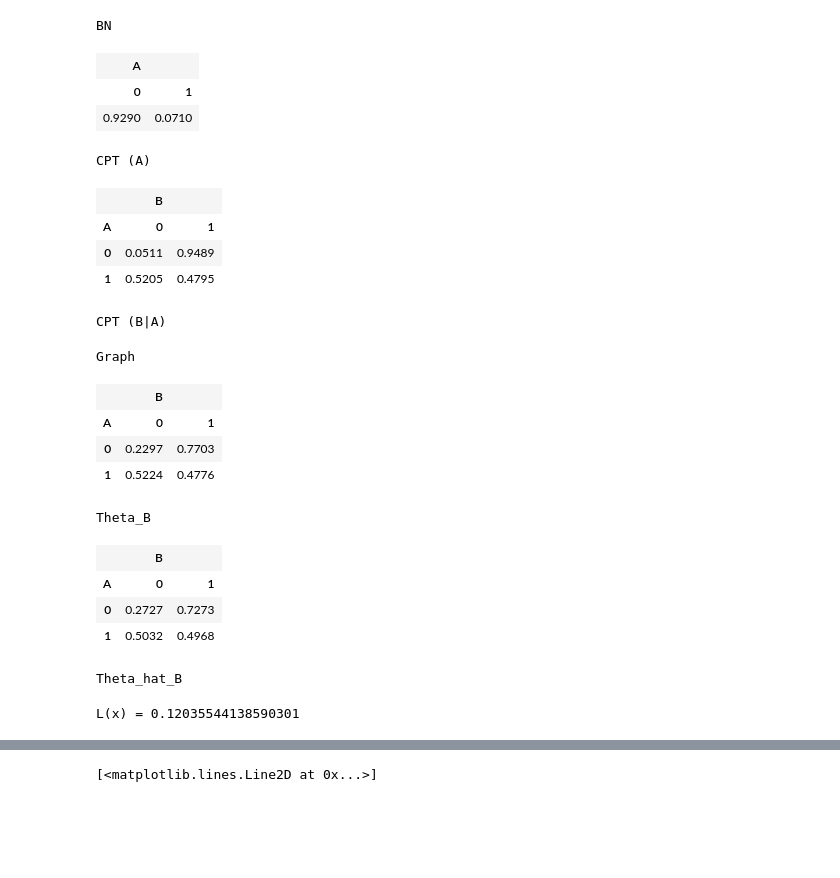
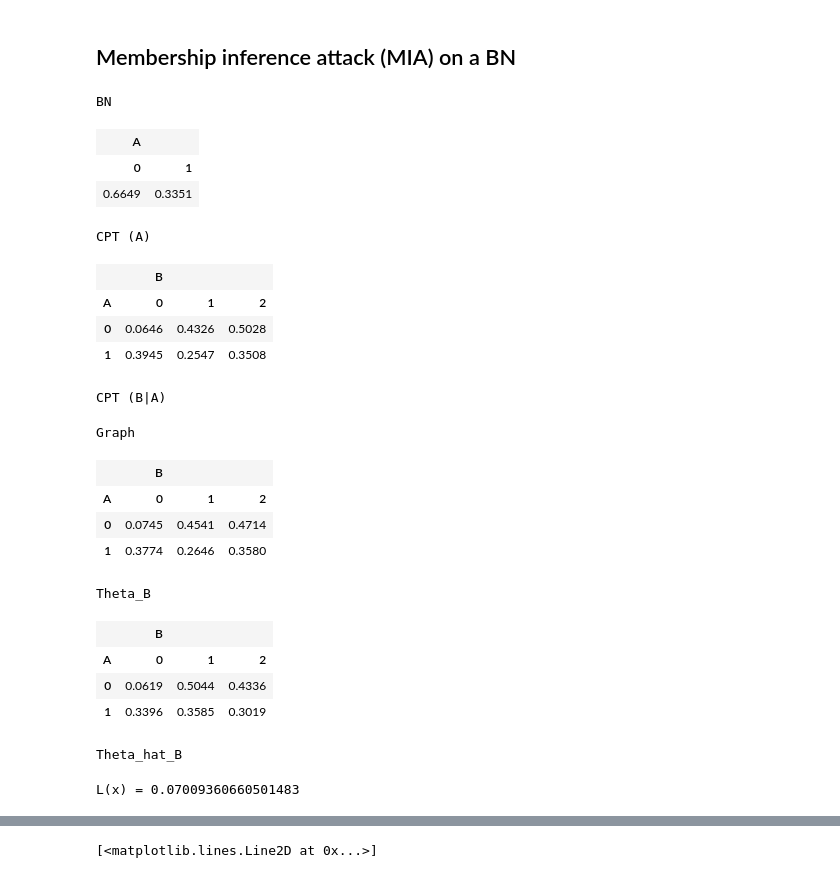
Before and after one commit to Niccolo-Rocchi/BN-Privacy, a Jupyter notebook: Example1.ipynb, the cells around one changed output, grey strips where cells are left out. Cells and saved outputs as stored; diff of their text form; code cells hidden in the pictures; blank space fills up the shorter version.

```diff
--- a/Example1.ipynb
+++ b/Example1.ipynb
@@ -1,3 +1,5 @@
+# %% [markdown]
+## Membership inference attack (MIA) on a BN
 # %%
 import random
 import numpy as np
@@ -14,20 +17,20 @@ random.seed(42)
 gum.initRandom(seed=42)
 # %%
 # Init BN
-bn=gum.fastBN("A[2]->B[2]")
+bn=gum.fastBN("A[2]->B[3]")
 
 # Plot BN
 gnb.flow.row(bn, bn.cpt("A"), bn.cpt("B"), captions=["BN", "CPT (A)", "CPT (B|A)"])
 # %% [output]
 BN
 | A |  |
 | 0 | 1 |
-| 0.9290 | 0.0710 |
+| 0.6649 | 0.3351 |
 CPT (A)
-|  | B |  |
-| A | 0 | 1 |
-| 0 | 0.0511 | 0.9489 |
-| 1 | 0.5205 | 0.4795 |
+|  | B |  |  |
+| A | 0 | 1 | 2 |
+| 0 | 0.0646 | 0.4326 | 0.5028 |
+| 1 | 0.3945 | 0.2547 | 0.3508 |
 CPT (B|A)
 # %%
 # Set gpop, pool and rpop sample sizes
@@ -63,15 +66,15 @@ bn_theta_hat = theta_hat_learner.learnParameters(bn.dag())
 gnb.flow.row(bn, bn_theta.cpt("B"), bn_theta_hat.cpt("B"), captions=["Graph", "Theta_B", "Theta_hat_B"])
 # %% [output]
 Graph
-|  | B |  |
-| A | 0 | 1 |
-| 0 | 0.2297 | 0.7703 |
-| 1 | 0.5224 | 0.4776 |
+|  | B |  |  |
+| A | 0 | 1 | 2 |
+| 0 | 0.0745 | 0.4541 | 0.4714 |
+| 1 | 0.3774 | 0.2646 | 0.3580 |
 Theta_B
-|  | B |  |
-| A | 0 | 1 |
-| 0 | 0.2727 | 0.7273 |
-| 1 | 0.5032 | 0.4968 |
+|  | B |  |  |
+| A | 0 | 1 | 2 |
+| 0 | 0.0619 | 0.5044 | 0.4336 |
+| 1 | 0.3396 | 0.3585 | 0.3019 |
 Theta_hat_B
 # %%
 # Create objects for inference
@@ -102,7 +105,7 @@ x = rpop.iloc[4]
 x = x.to_dict()
 print(f"L(x) = {L(x)}")
 # %% [output]
-L(x) = 0.12035544138590301
+L(x) = 0.07009360660501483
 # %%
 # Compute the distribution of L(x) under H_0, empirically on the reference population
 L_im = rpop.apply(lambda x: L(x.to_dict()), axis=1)
```
Also changed, not shown: parts of 8 cells of this notebook, 1 other file.
